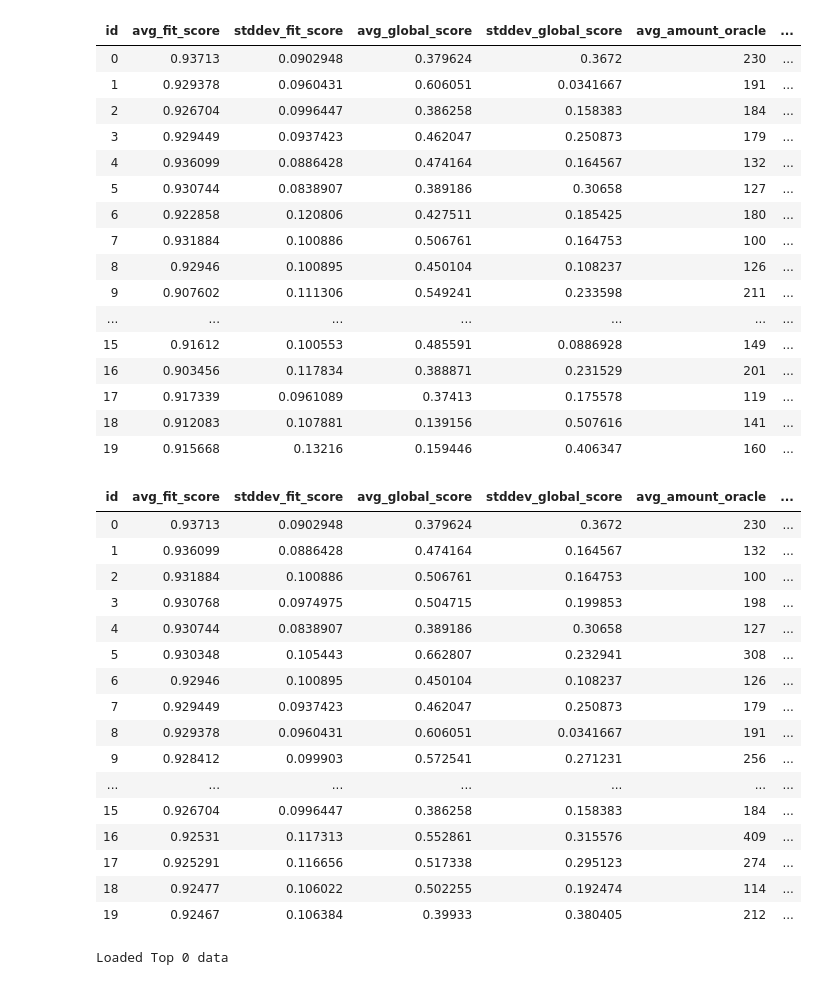
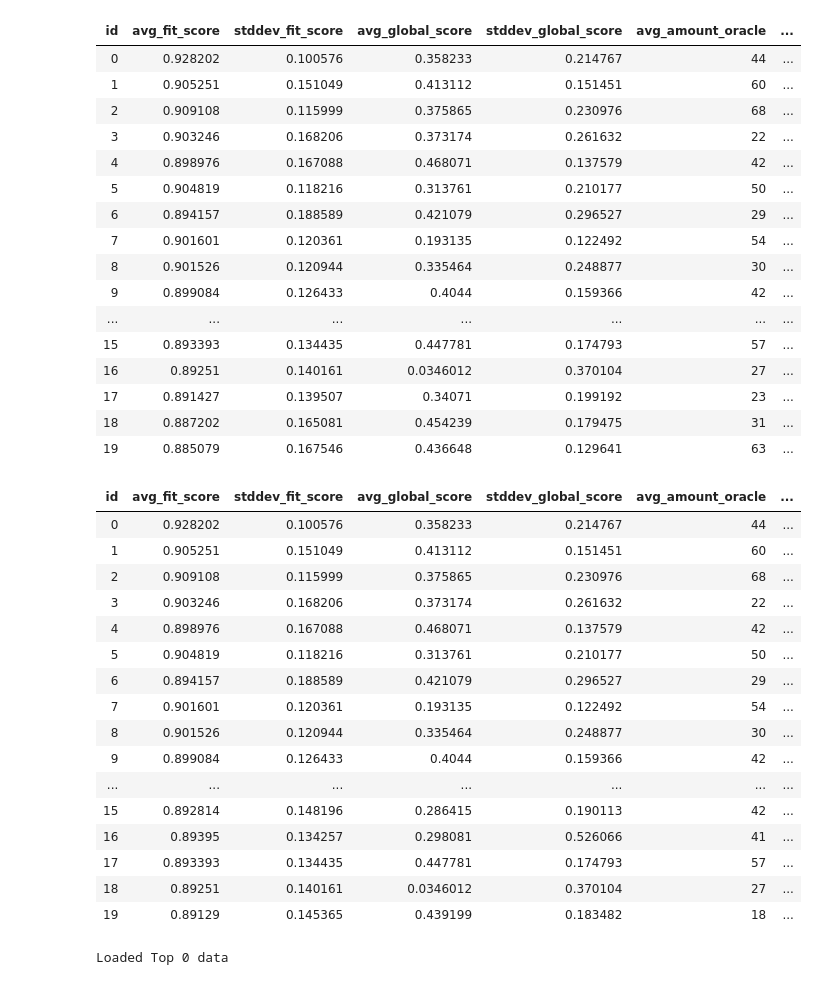
Before and after one commit to jgonsior/DS20-WeakAL, a Jupyter notebook: display_random_search_results.ipynb, the cells around one changed output. Saved outputs shown, nothing was run; the diff lists cells and outputs as text; code cells hidden in the pictures.

```diff
--- a/display_random_search_results.ipynb
+++ b/display_random_search_results.ipynb
@@ -103,7 +105,7 @@ results = (
         # peewee.fn.COUNT(ExperimentResult.id_field).alias("count"),
     )
     .where(
-        (ExperimentResult.amount_of_user_asked_queries < 1000)
+        (ExperimentResult.amount_of_user_asked_queries < 211)
         & (
             ExperimentResult.experiment_run_date > (datetime(2020, 3, 24, 14, 0))
         )  # no stopping criterias
@@ -131,49 +133,49 @@ for result in results:
         ExperimentResult.select(
             ExperimentResult.classifier,
             ExperimentResult.test_fraction,
             ExperimentResult.sampling,
             ExperimentResult.cluster,
             ExperimentResult.nr_queries_per_iteration,
             ExperimentResult.with_uncertainty_recommendation,
             ExperimentResult.with_cluster_recommendation,
             ExperimentResult.uncertainty_recommendation_certainty_threshold,
             ExperimentResult.uncertainty_recommendation_ratio,
             ExperimentResult.cluster_recommendation_minimum_cluster_unity_size,
             ExperimentResult.cluster_recommendation_ratio_labeled_unlabeled,
             ExperimentResult.allow_recommendations_after_stop,
             ExperimentResult.stopping_criteria_uncertainty,
             ExperimentResult.stopping_criteria_acc,
             ExperimentResult.stopping_criteria_std,
             ExperimentResult.experiment_run_date,
         )
         .where(ExperimentResult.param_list_id == data["param_list_id"])
         .limit(1)
     )[0]
 
     data = {**data, **vars(one_param_list_id_result)["__data__"]}
 
     table.append(data)
     id += 1
 
 display(HTML(tabulate(table, headers="keys", tablefmt="html")))
 # %% [output]
 | id | avg_fit_score | stddev_fit_score | avg_global_score | stddev_global_score | avg_amount_oracle | ... |
-| 0 | 0.93713 | 0.0902948 | 0.379624 | 0.3672 | 230 | ... |
-| 1 | 0.929378 | 0.0960431 | 0.606051 | 0.0341667 | 191 | ... |
-| 2 | 0.926704 | 0.0996447 | 0.386258 | 0.158383 | 184 | ... |
-| 3 | 0.929449 | 0.0937423 | 0.462047 | 0.250873 | 179 | ... |
-| 4 | 0.936099 | 0.0886428 | 0.474164 | 0.164567 | 132 | ... |
-| 5 | 0.930744 | 0.0838907 | 0.389186 | 0.30658 | 127 | ... |
-| 6 | 0.922858 | 0.120806 | 0.427511 | 0.185425 | 180 | ... |
-| 7 | 0.931884 | 0.100886 | 0.506761 | 0.164753 | 100 | ... |
-| 8 | 0.92946 | 0.100895 | 0.450104 | 0.108237 | 126 | ... |
-| 9 | 0.907602 | 0.111306 | 0.549241 | 0.233598 | 211 | ... |
+| 0 | 0.928202 | 0.100576 | 0.358233 | 0.214767 | 44 | ... |
+| 1 | 0.905251 | 0.151049 | 0.413112 | 0.151451 | 60 | ... |
+| 2 | 0.909108 | 0.115999 | 0.375865 | 0.230976 | 68 | ... |
+| 3 | 0.903246 | 0.168206 | 0.373174 | 0.261632 | 22 | ... |
+| 4 | 0.898976 | 0.167088 | 0.468071 | 0.137579 | 42 | ... |
+| 5 | 0.904819 | 0.118216 | 0.313761 | 0.210177 | 50 | ... |
+| 6 | 0.894157 | 0.188589 | 0.421079 | 0.296527 | 29 | ... |
+| 7 | 0.901601 | 0.120361 | 0.193135 | 0.122492 | 54 | ... |
+| 8 | 0.901526 | 0.120944 | 0.335464 | 0.248877 | 30 | ... |
+| 9 | 0.899084 | 0.126433 | 0.4044 | 0.159366 | 42 | ... |
 | ... | ... | ... | ... | ... | ... | ... |
-| 15 | 0.91612 | 0.100553 | 0.485591 | 0.0886928 | 149 | ... |
-| 16 | 0.903456 | 0.117834 | 0.388871 | 0.231529 | 201 | ... |
-| 17 | 0.917339 | 0.0961089 | 0.37413 | 0.175578 | 119 | ... |
-| 18 | 0.912083 | 0.107881 | 0.139156 | 0.507616 | 141 | ... |
-| 19 | 0.915668 | 0.13216 | 0.159446 | 0.406347 | 160 | ... |
+| 15 | 0.893393 | 0.134435 | 0.447781 | 0.174793 | 57 | ... |
+| 16 | 0.89251 | 0.140161 | 0.0346012 | 0.370104 | 27 | ... |
+| 17 | 0.891427 | 0.139507 | 0.34071 | 0.199192 | 23 | ... |
+| 18 | 0.887202 | 0.165081 | 0.454239 | 0.179475 | 31 | ... |
+| 19 | 0.885079 | 0.167546 | 0.436648 | 0.129641 | 63 | ... |
 # %%
 #  SELECT param_list_id, avg(fit_score), stddev(fit_score), avg(global_score), stddev(global_score), avg(start_set_size) as sss, count(*) FROM experimentresult WHERE start_set_size = 1 GROUP BY param_list_id ORDER BY 7 DESC, 4 DESC LIMIT 30;
 from datetime import datetime, timedelta
@@ -203,7 +205,7 @@ results = (
         # peewee.fn.COUNT(ExperimentResult.id_field).alias("count"),
     )
     .where(
-        (ExperimentResult.amount_of_user_asked_queries < 2000)
+        (ExperimentResult.amount_of_user_asked_queries < 211)
         # & (
         #    ExperimentResult.experiment_run_date > (datetime(2020, 3, 24, 14, 0))
         # )  # no stopping criterias
@@ -211,7 +213,7 @@ results = (
     .group_by(ExperimentResult.param_list_id)
     .order_by(
         peewee.fn.COUNT(ExperimentResult.id_field).desc(),
-        peewee.fn.AVG(ExperimentResult.fit_score).desc(),
+        peewee.fn.AVG(ExperimentResult.acc_test).desc(),
     )
     .limit(20)
 )
@@ -258,22 +260,22 @@ for result in results:
 display(HTML(tabulate(table, headers="keys", tablefmt="html")))
 # %% [output]
 | id | avg_fit_score | stddev_fit_score | avg_global_score | stddev_global_score | avg_amount_oracle | ... |
-| 0 | 0.93713 | 0.0902948 | 0.379624 | 0.3672 | 230 | ... |
-| 1 | 0.936099 | 0.0886428 | 0.474164 | 0.164567 | 132 | ... |
-| 2 | 0.931884 | 0.100886 | 0.506761 | 0.164753 | 100 | ... |
-| 3 | 0.930768 | 0.0974975 | 0.504715 | 0.199853 | 198 | ... |
-| 4 | 0.930744 | 0.0838907 | 0.389186 | 0.30658 | 127 | ... |
-| 5 | 0.930348 | 0.105443 | 0.662807 | 0.232941 | 308 | ... |
-| 6 | 0.92946 | 0.100895 | 0.450104 | 0.108237 | 126 | ... |
-| 7 | 0.929449 | 0.0937423 | 0.462047 | 0.250873 | 179 | ... |
-| 8 | 0.929378 | 0.0960431 | 0.606051 | 0.0341667 | 191 | ... |
-| 9 | 0.928412 | 0.099903 | 0.572541 | 0.271231 | 256 | ... |
+| 0 | 0.928202 | 0.100576 | 0.358233 | 0.214767 | 44 | ... |
+| 1 | 0.905251 | 0.151049 | 0.413112 | 0.151451 | 60 | ... |
+| 2 | 0.909108 | 0.115999 | 0.375865 | 0.230976 | 68 | ... |
+| 3 | 0.903246 | 0.168206 | 0.373174 | 0.261632 | 22 | ... |
+| 4 | 0.898976 | 0.167088 | 0.468071 | 0.137579 | 42 | ... |
+| 5 | 0.904819 | 0.118216 | 0.313761 | 0.210177 | 50 | ... |
+| 6 | 0.894157 | 0.188589 | 0.421079 | 0.296527 | 29 | ... |
+| 7 | 0.901601 | 0.120361 | 0.193135 | 0.122492 | 54 | ... |
+| 8 | 0.901526 | 0.120944 | 0.335464 | 0.248877 | 30 | ... |
+| 9 | 0.899084 | 0.126433 | 0.4044 | 0.159366 | 42 | ... |
 | ... | ... | ... | ... | ... | ... | ... |
-| 15 | 0.926704 | 0.0996447 | 0.386258 | 0.158383 | 184 | ... |
-| 16 | 0.92531 | 0.117313 | 0.552861 | 0.315576 | 409 | ... |
-| 17 | 0.925291 | 0.116656 | 0.517338 | 0.295123 | 274 | ... |
-| 18 | 0.92477 | 0.106022 | 0.502255 | 0.192474 | 114 | ... |
-| 19 | 0.92467 | 0.106384 | 0.39933 | 0.380405 | 212 | ... |
+| 15 | 0.892814 | 0.148196 | 0.286415 | 0.190113 | 42 | ... |
+| 16 | 0.89395 | 0.134257 | 0.298081 | 0.526066 | 41 | ... |
+| 17 | 0.893393 | 0.134435 | 0.447781 | 0.174793 | 57 | ... |
+| 18 | 0.89251 | 0.140161 | 0.0346012 | 0.370104 | 27 | ... |
+| 19 | 0.89129 | 0.145365 | 0.439199 | 0.183482 | 18 | ... |
 # %%
 # SELECT id_field, param_list_id, dataset_path, start_set_size as sss, sampling, cluster, allow_recommendations_after_stop as SA, stopping_criteria_uncertainty as SCU, stopping_criteria_std as SCS, stopping_criteria_acc as SCA, amount_of_user_asked_queries as "#q", acc_test, fit_score, global_score_norm, thread_id, end_time from experimentresult where param_list_id='31858014d685a3f1ba3e4e32690ddfc3' order by end_time, fit_score desc, param_list_id;
 loaded_data = {}
```
Also changed, not shown: parts of 2 cells of this notebook, 4 other files.
